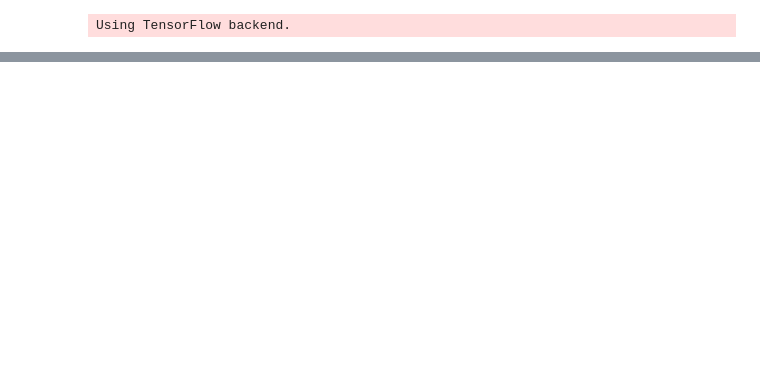
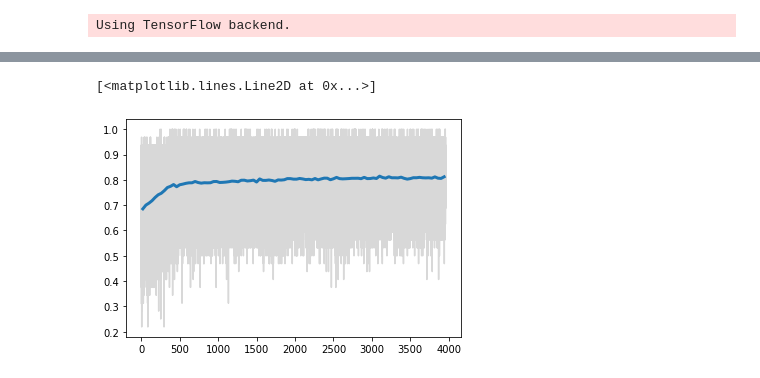
Before and after one commit to ai4cmb/ForSE, a Jupyter notebook: forse/notebooks/temp/test_on_pysm.ipynb, the cells around one changed output, grey strips where cells are left out. Cells and saved outputs as stored; diff of their text form; code cells hidden in the pictures; blank space fills up the shorter version.

Commit message:
test norm

```diff
--- a/forse/notebooks/temp/test_on_pysm.ipynb
+++ b/forse/notebooks/temp/test_on_pysm.ipynb
@@ -73,0 +9,5 @@ def normalize_patches(patches_file):
+# %%
+dir_models = '/global/homes/k/krach/scratch/NNforFG/DCGAN/tests/ratio/models/pswap_10/'
+accs = np.load(dir_models+'acc_dreal_dfake_99999.npy')
+dcgan.discriminator = load_model(dir_models+'discrim_99999.h5')
+dcgan.generator = load_model(dir_models+'generat_99999.h5')
@@ -73,0 +24,9 @@ def normalize_patches(patches_file):
+# %%
+data = (accs[:,1]+accs[:,0])/2.
+#data = (accs[:,1])
+x_binned, data_binned = bin_history(data, bins=1000)
+plt.plot(np.arange(len(data))/25., data, color='grey', alpha=0.3)
+plt.plot(x_binned/25, data_binned, lw=3)
+# %% [output]
+[<matplotlib.lines.Line2D at 0x...>]
+[figure, added]
```
Also changed, not shown: parts of 108 cells of this notebook, 3 other files.
